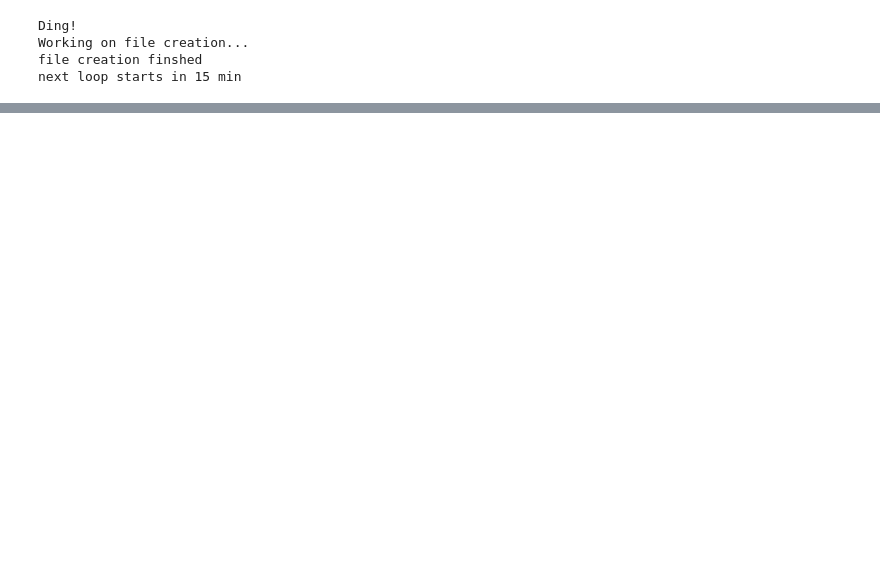
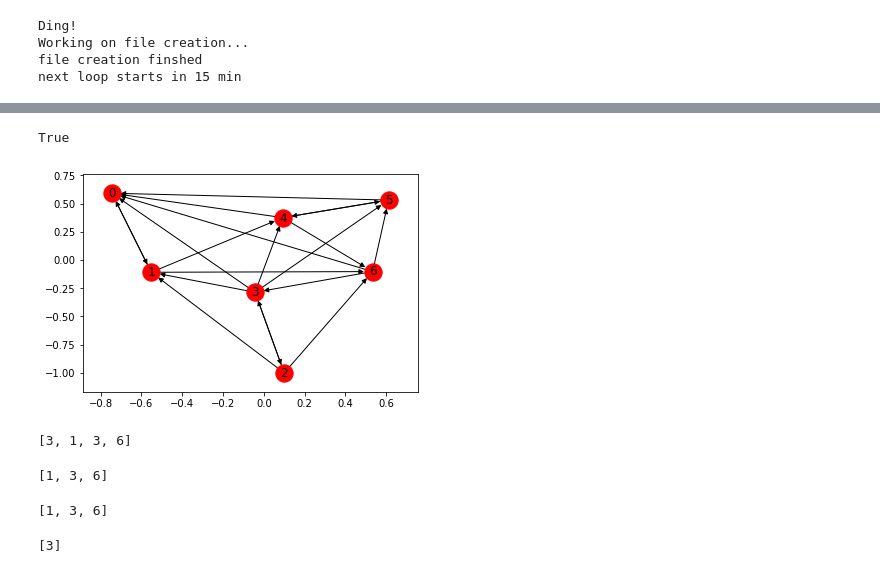
Before and after one commit to DJWickWack/TwitterProject, a Jupyter notebook: Twitter_Project.ipynb, the cells around one changed output, grey strips where cells are left out. Cells and saved outputs as stored; diff of their text form; code cells hidden in the pictures; blank space fills up the shorter version.

```diff
--- a/Twitter_Project.ipynb
+++ b/Twitter_Project.ipynb
@@ -105,0 +150,26 @@ t.make_edglst(df,"beep.txt")
+# %%
+nx.is_connected(G.to_undirected())
+# %% [output]
+True
+# %%
+G7= nx.gnp_random_graph(7,0.5,directed=True)
+# %%
+nx.draw_networkx(G7)
+# %% [output]
+[figure, added]
+# %%
+list(nx.all_neighbors(G7,2))
+# %% [output]
+[3, 1, 3, 6]
+# %%
+list(G7.neighbors(2))
+# %% [output]
+[1, 3, 6]
+# %%
+list(G7.successors(2))
+# %% [output]
+[1, 3, 6]
+# %%
+list(G7.predecessors(2))
+# %% [output]
+[3]
```
Also changed, not shown: parts of 11 cells of this notebook.
